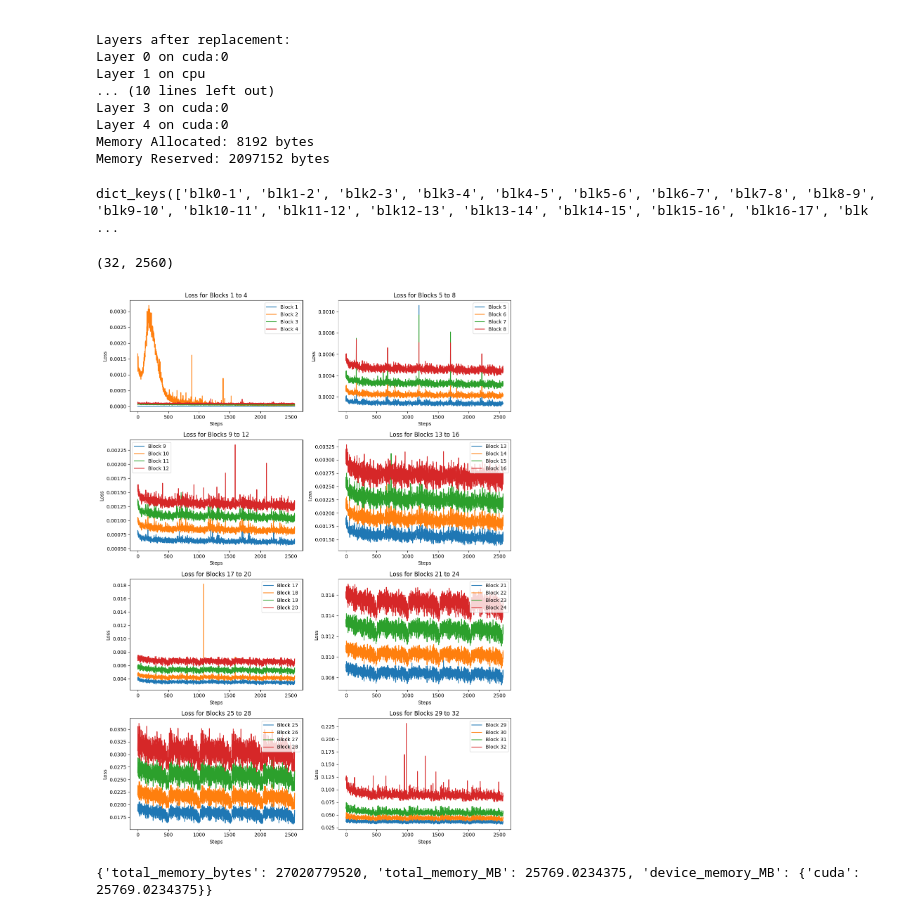
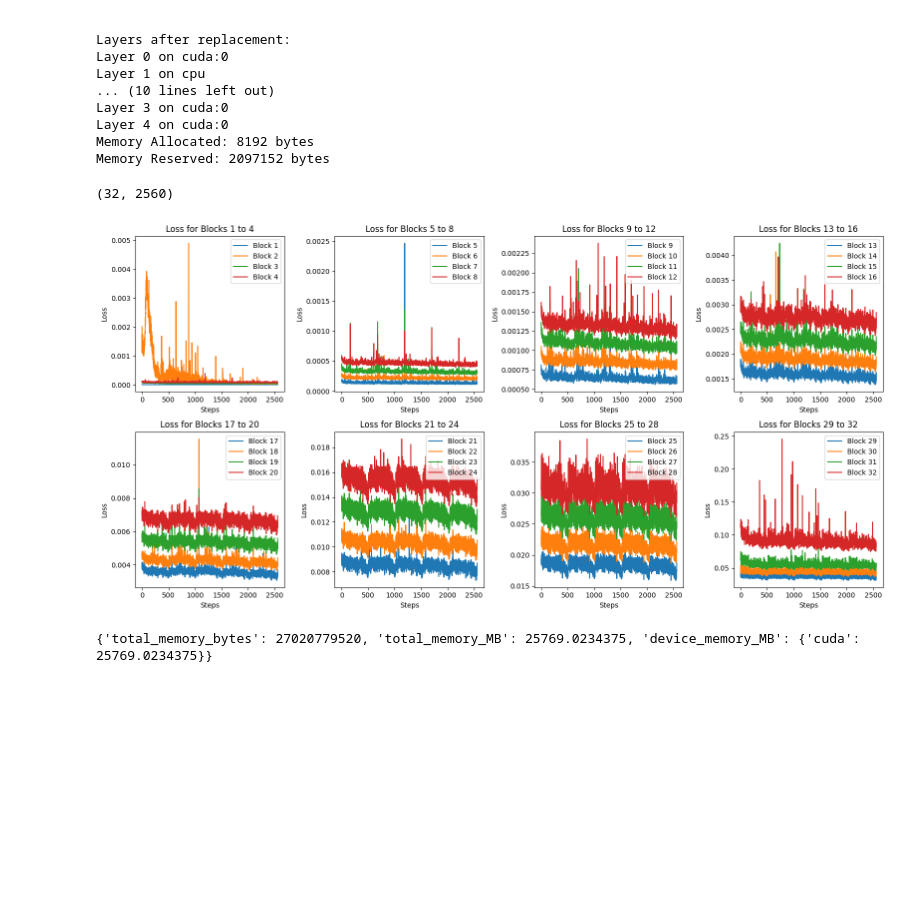
Before and after one commit to hq-ansel/proj2410, a Jupyter notebook: preEXP.ipynb, the cells around one changed output. Cells and saved outputs as stored; diff of their text form; code cells hidden in the pictures; blank space fills up the shorter version.

```diff
--- a/preEXP.ipynb
+++ b/preEXP.ipynb
@@ -358,7 +356,8 @@ def plot_loss(block_loss_data, blk_id, downsample_step=25, smoothing_window=25):
 # # 示例用法
 # if __name__ == "__main__":
 loss_dir="/home/ubuntu/data/exp/proj2410/logs"
-file = os.path.join(loss_dir,"Llama2-7b-efficientqat-w4gs128.csv")
+# file = os.path.join(loss_dir,"Llama2-7b-efficientqat-w4gs128.csv")
+file = os.path.join(loss_dir,"Llama2-7b-efficientqat-w4gs128-mad.csv")
 recorder = BlockLossRecorder(file)
 
 # 读取数据用于画图
@@ -367,10 +366,6 @@ recorder = BlockLossRecorder(file)
 
 
 # plot_loss(loss_data, "28")
-# %%
-recorder.loss_data.keys()
-# %% [output]
-dict_keys(['blk0-1', 'blk1-2', 'blk2-3', 'blk3-4', 'blk4-5', 'blk5-6', 'blk6-7', 'blk7-8', 'blk8-9', 'blk9-10', 'blk10-11', 'blk11-12', 'blk12-13', 'blk13-14', 'blk14-15', 'blk15-16', 'blk16-17', 'blk ...
 # %%
 data=[]
 for i in range(32):
@@ -388,30 +383,31 @@ len(data),len(data[0])
 # %%
 
 import matplotlib.pyplot as plt
 import numpy as np
-
+out_dir = "/home/ubuntu/data/exp/proj2410/test/"
 loss = np.array(data)
 # Number of blocks to group in each plot
 blocks_per_plot = 4
 total_blocks = loss.shape[0]
 steps = loss.shape[1]
 
 # Plot the loss for each block group in 8 plots
-fig, axs = plt.subplots(4, 2, figsize=(12, 16))  # 4 rows, 2 columns of subplots
+fig, axs = plt.subplots(2, 4, figsize=(16, 8))  # 4 rows, 2 columns of subplots
 
 for i in range(8):
-    ax = axs[i // 2, i % 2]
+    ax = axs[i // 4, i % 4]
     for blk in range(i * blocks_per_plot, (i + 1) * blocks_per_plot):
         ax.plot(range(steps), loss[blk], label=f'Block {blk+1}')
     ax.set_title(f'Loss for Blocks {i*blocks_per_plot + 1} to {(i+1)*blocks_per_plot}')
     ax.set_xlabel('Steps')
     ax.set_ylabel('Loss')
     ax.legend()
 
 plt.tight_layout()
-plt.show()
+# plt.savefig(os.path.join(out_dir, 'different_block_loss_spike.pdf'))
+plt.savefig(os.path.join(out_dir, 'different_block_loss_spike-mad.pdf'))
 # %% [output]
-[figure, old version]
+[figure, new version]
 # %%
 import torch
 import gc
```
Also changed, not shown: parts of 2 cells of this notebook, 8 other files.
